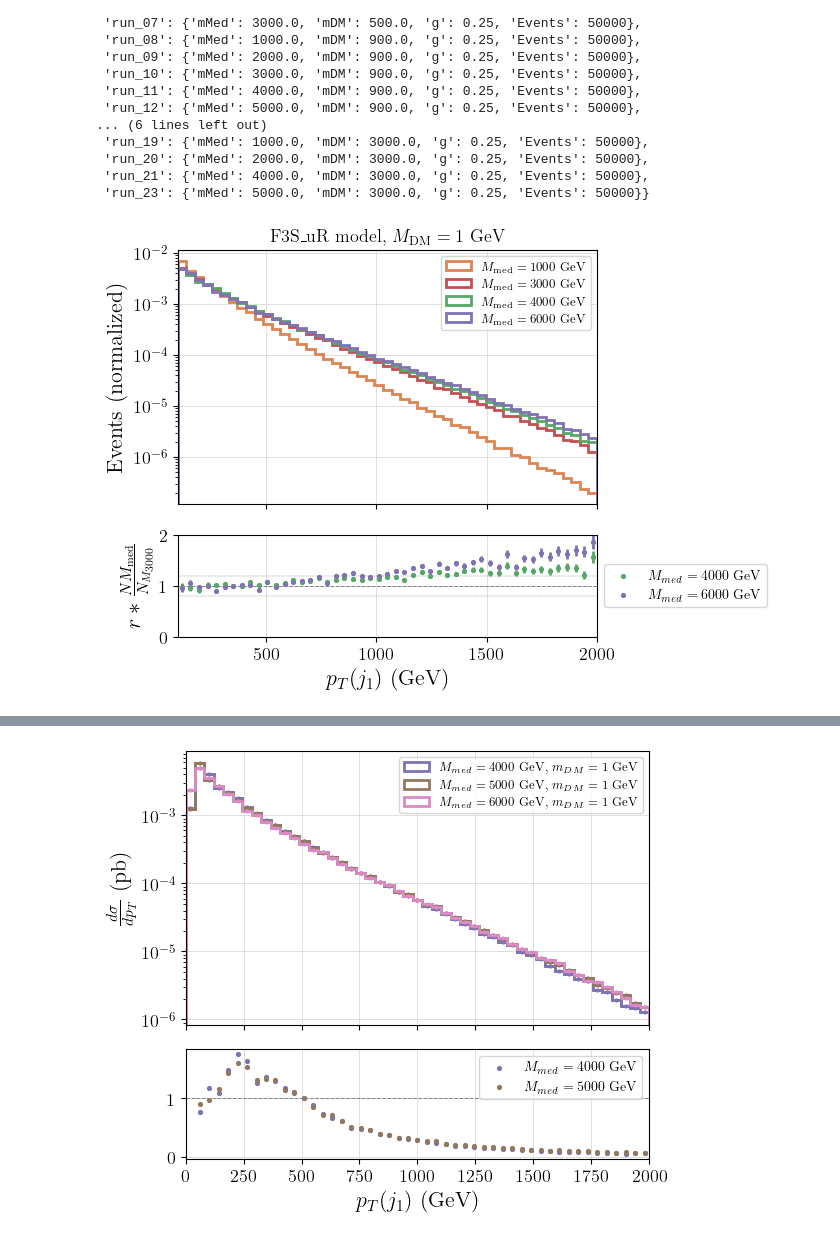
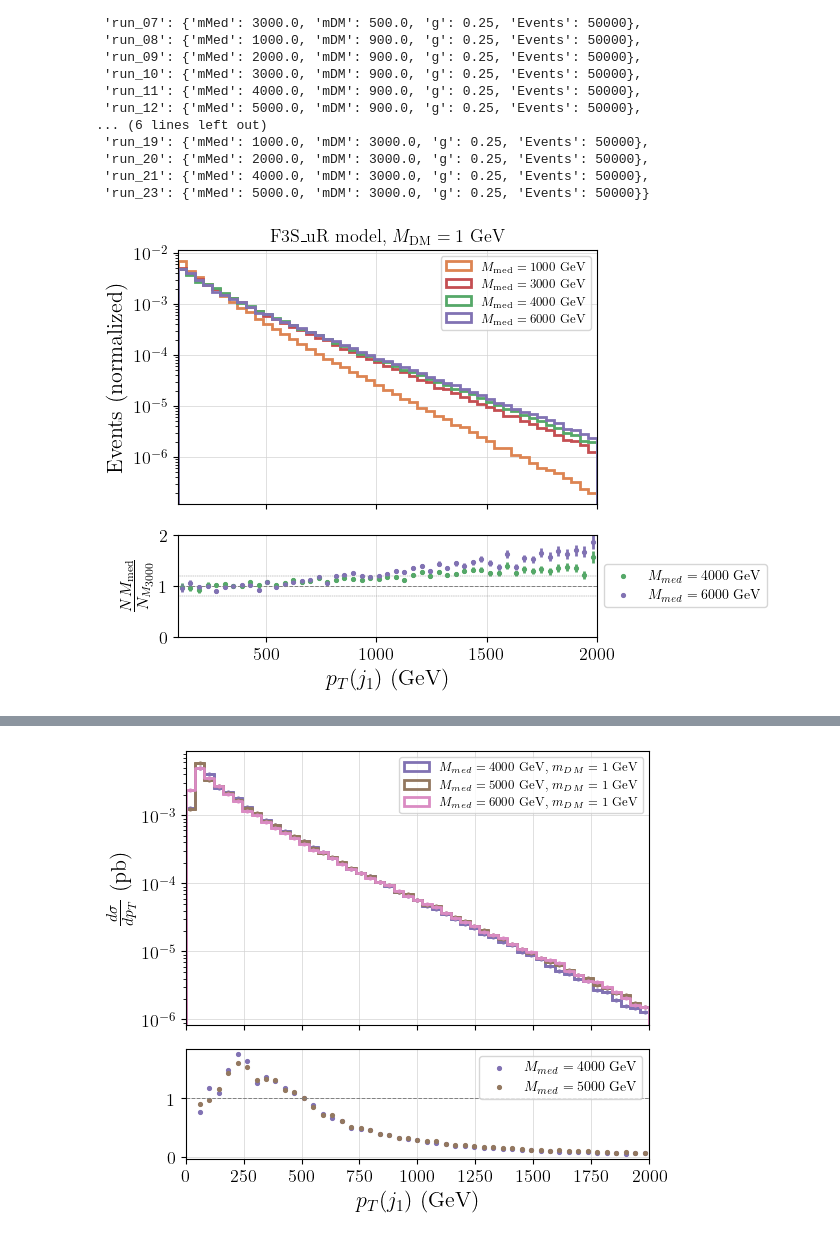
Before and after one commit to andlessa/MonoXSMS, a Jupyter notebook: t-channel/notebooks/PlotPT-MediatorLHE-tchannel-Copy2.ipynb, the cells around one changed output, grey strips where cells are left out. Cells and saved outputs as stored; diff of their text form; code cells hidden in the pictures.

Commit message:
fix in plot label

```diff
--- a/t-channel/notebooks/PlotPT-MediatorLHE-tchannel-Copy2.ipynb
+++ b/t-channel/notebooks/PlotPT-MediatorLHE-tchannel-Copy2.ipynb
@@ -383,32 +383,32 @@ for label in parameters.keys():
     ratio = binc/bin_ref
     ratioErr = np.sqrt(errorc**2 + ratiok**2 * err_ref**2)/bin_ref_nodensity
 
 
 
     ax[1].scatter(binCenter, ratiok, marker='.', s=30, color=colors[label],
                   label=r'$M_{med} = %1.0f$ GeV'%(parameters[label]['mMed']))
     ax[1].errorbar(binCenter,ratiok, yerr = ratioErr, fmt='.', color=colors[label])
 
 
 ax[0].set_title(r'F3S_uR model, $M_{\rm DM} = 1$ GeV')
 ax[0].set_yscale('log')
 # plt.ylim(1e-8,5e-5)
 plt.xlabel(r'$p_T(j_1)$ (GeV)')
 ax[0].set_ylabel(r'Events (normalized)')
 plt.xlim(100,2000)
 ax[0].legend(loc='upper right', fontsize='x-small')
 ax[1].set_ylim(0.,2.)
 ax[1].legend(loc='center left', bbox_to_anchor=(1, 0.5))
-ax[1].set_ylabel(r'$r * \frac{N{M_{\rm med}}}{N_{M_{3000}}}$')
+ax[1].set_ylabel(r'$\frac{N{M_{\rm med}}}{N_{M_{3000}}}$')
 
 ax[1].hlines(y=1, xmin=0, xmax=2000., linestyle='--', color='gray', linewidth=0.7)
 ax[1].hlines(y=1.2, xmin=0, xmax=2000., linestyle='--', color='gray', linewidth=0.3)
 ax[1].hlines(y=0.8, xmin=0, xmax=2000., linestyle='--', color='gray', linewidth=0.3)
 
 
 plt.tight_layout()
 
 plt.savefig('./figures/DMsimp_F3S_uR_ptj1_fixed_dm.png')
 plt.show()
 # %% [output]
-[figure, old version]
+[figure, new version]
```
Also changed, not shown: parts of 4 cells of this notebook, 1 other file.
